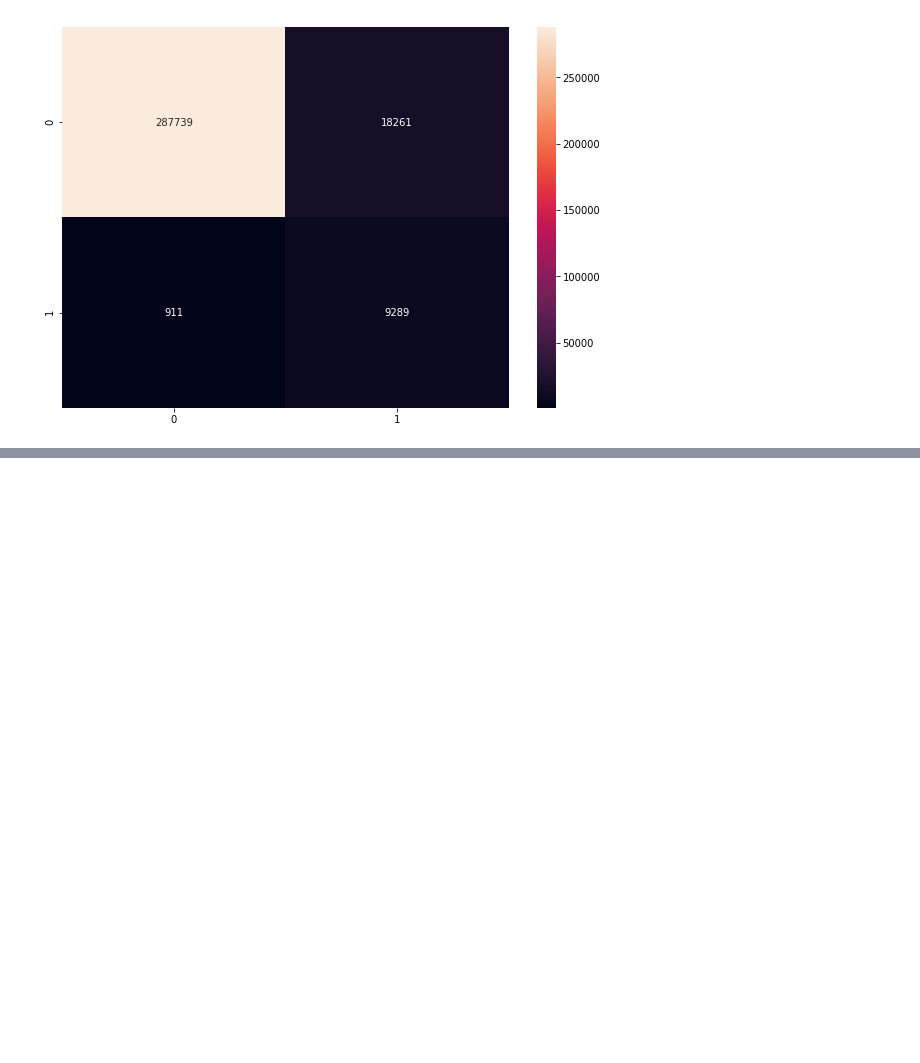
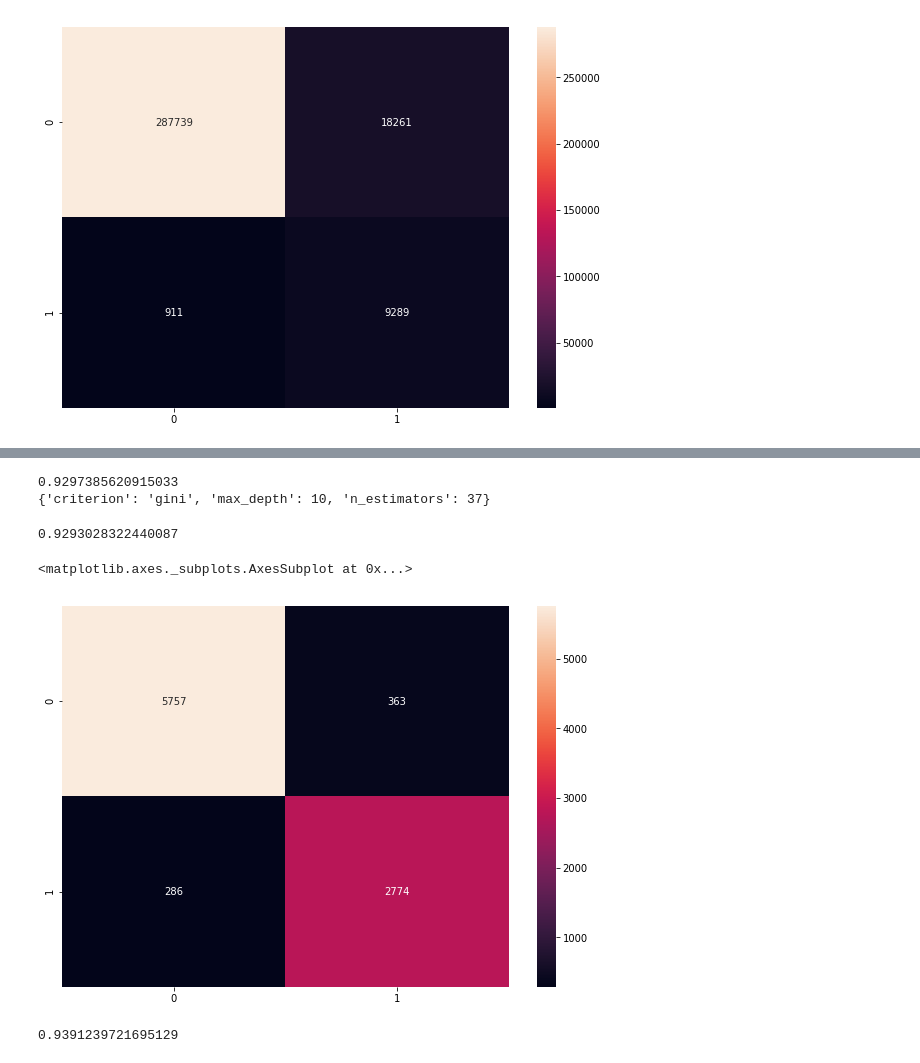
Before and after one commit to tbazzi/Data-Science---Fullstack-Bootcamp, a Jupyter notebook: S3_Projet_ConversionRate.ipynb, the cells around one changed output, grey strips where cells are left out. Drawn from its saved outputs; the diff is of its cells as text; code cells hidden in the pictures; blank space fills up the shorter version.

```diff
--- a/S3_Projet_ConversionRate.ipynb
+++ b/S3_Projet_ConversionRate.ipynb
@@ -445,0 +467,7 @@ sns.heatmap(cm, annot=True, fmt="d", ax = ax)
+# %%
+df_tree = pd.get_dummies(df_tree, drop_first= True)
+#stocker la colonne "converted" dans la variable y
+y = df_tree["converted"]
+#Construire un nouveau dataset sans la colonne converted
+X = df_tree.drop(columns = ["converted"])
+X.head()
@@ -445,0 +481,56 @@ sns.heatmap(cm, annot=True, fmt="d", ax = ax)
+# %%
+#Split
+X_train, X_test, y_train, y_test = train_test_split(X,
+                                                    y,
+                                                    test_size=0.3,
+                                                    stratify=y,
+                                                    random_state=42
+                                                    )
+# %%
+'''from sklearn.model_selection import GridSearchCV
+from sklearn.ensemble import RandomForestClassifier
+
+parameters = {
+    'n_estimators'      : np.arange(1,50),
+    'max_depth'         : [8, 9, 10, 11, 12],
+    #'random_state'      : [0],
+    #'max_features': ['auto'],
+    'criterion' :['gini']
+}
+
+clfG = GridSearchCV(RandomForestClassifier(), parameters, cv=10, n_jobs=-1)
+clfG.fit(X_train, y_train)
+
+print(clfG.score(X_test, y_test))
+print(clfG.best_params_)'''
+# %% [output]
+0.9297385620915033
+{'criterion': 'gini', 'max_depth': 10, 'n_estimators': 37}
+# %%
+
+clf=RandomForestClassifier(n_estimators=37)
+
+clf.fit(X_train,y_train)
+clf.score(X_test, y_test)
+# %% [output]
+0.9293028322440087
+# %%
+y_pred = clf.predict(X_test)
+cm = confusion_matrix(y_test, y_pred)
+fig, ax = plt.subplots(figsize=(10,7))
+sns.heatmap(cm, annot=True, fmt="d", ax = ax)
+# %% [output]
+<matplotlib.axes._subplots.AxesSubplot at 0x...>
+[figure, added]
+# %%
+df_tree = df_original
+df_original = pd.get_dummies(df_original, drop_first= True)
+
+#stocker la colonne "converted" dans la variable y
+y = df_original["converted"]
+#Construire un nouveau dataset sans la colonne converted
+X = df_original.drop(columns = ["converted"])
+y_pred = clf.predict(X)
+clf.score(X,y)
+# %% [output]
+0.9391239721695129
```
Also changed, not shown: parts of 17 cells of this notebook.
